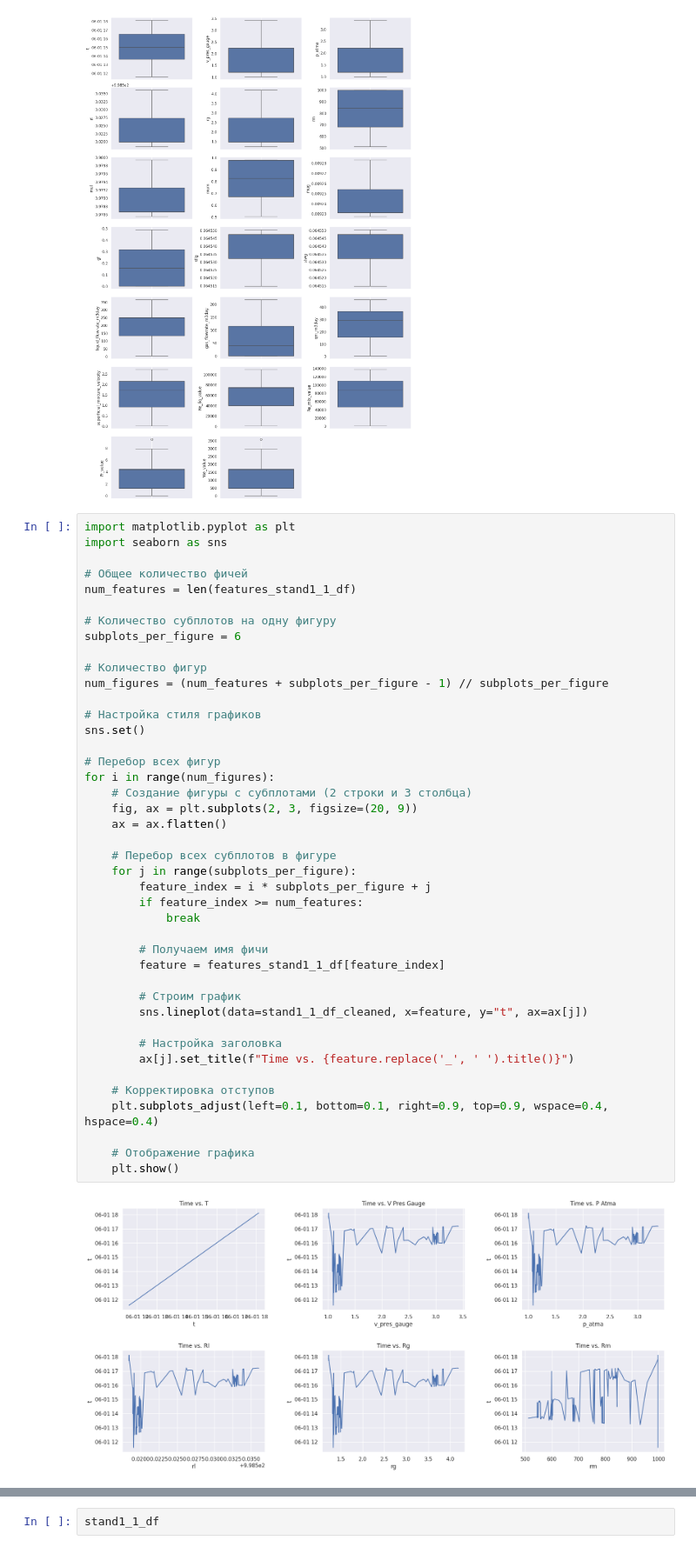
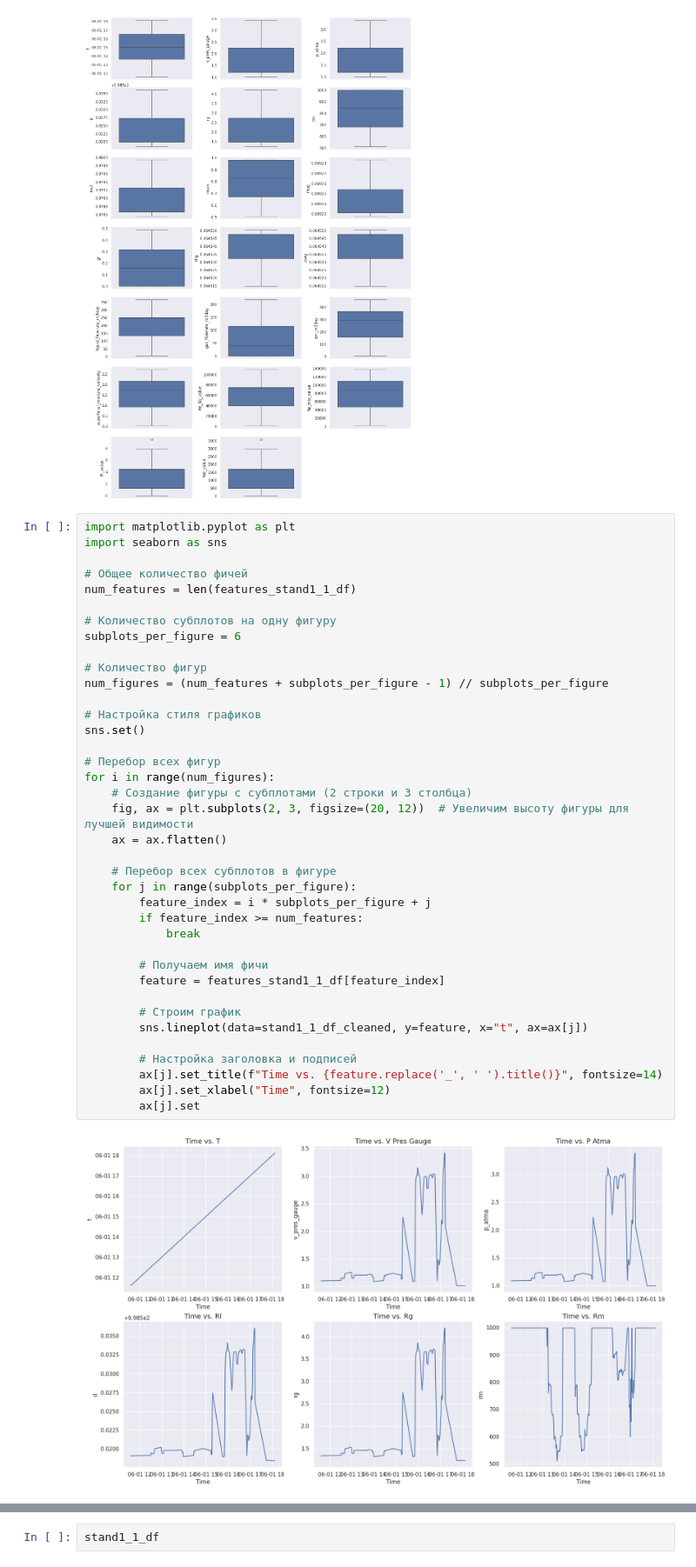
Before and after one commit to melnikovknst/COOKIE_2024, a Jupyter notebook: CookieFest.ipynb, the cells around one changed output, grey strips where cells are left out. Shown at 87% size. Saved outputs shown, nothing was run; the diff lists cells and outputs as text.

```diff
--- a/CookieFest.ipynb
+++ b/CookieFest.ipynb
@@ -190,41 +190,37 @@ import seaborn as sns
 
 # Общее количество фичей
 num_features = len(features_stand1_1_df)
 
 # Количество субплотов на одну фигуру
 subplots_per_figure = 6
 
 # Количество фигур
 num_figures = (num_features + subplots_per_figure - 1) // subplots_per_figure
 
 # Настройка стиля графиков
 sns.set()
 
 # Перебор всех фигур
 for i in range(num_figures):
     # Создание фигуры с субплотами (2 строки и 3 столбца)
-    fig, ax = plt.subplots(2, 3, figsize=(20, 9))
+    fig, ax = plt.subplots(2, 3, figsize=(20, 12))  # Увеличим высоту фигуры для лучшей видимости
     ax = ax.flatten()
 
     # Перебор всех субплотов в фигуре
     for j in range(subplots_per_figure):
         feature_index = i * subplots_per_figure + j
         if feature_index >= num_features:
             break
 
         # Получаем имя фичи
         feature = features_stand1_1_df[feature_index]
 
         # Строим график
-        sns.lineplot(data=stand1_1_df_cleaned, x=feature, y="t", ax=ax[j])
+        sns.lineplot(data=stand1_1_df_cleaned, y=feature, x="t", ax=ax[j])
 
-        # Настройка заголовка
-        ax[j].set_title(f"Time vs. {feature.replace('_', ' ').title()}")
-
-    # Корректировка отступов
-    plt.subplots_adjust(left=0.1, bottom=0.1, right=0.9, top=0.9, wspace=0.4, hspace=0.4)
-
-    # Отображение графика
-    plt.show()
+        # Настройка заголовка и подписей
+        ax[j].set_title(f"Time vs. {feature.replace('_', ' ').title()}", fontsize=14)
+        ax[j].set_xlabel("Time", fontsize=12)
+        ax[j].set
 # %% [output]
-[figure, old version]
+[figure, new version]
```
Also changed, not shown: parts of 1 cell of this notebook.
